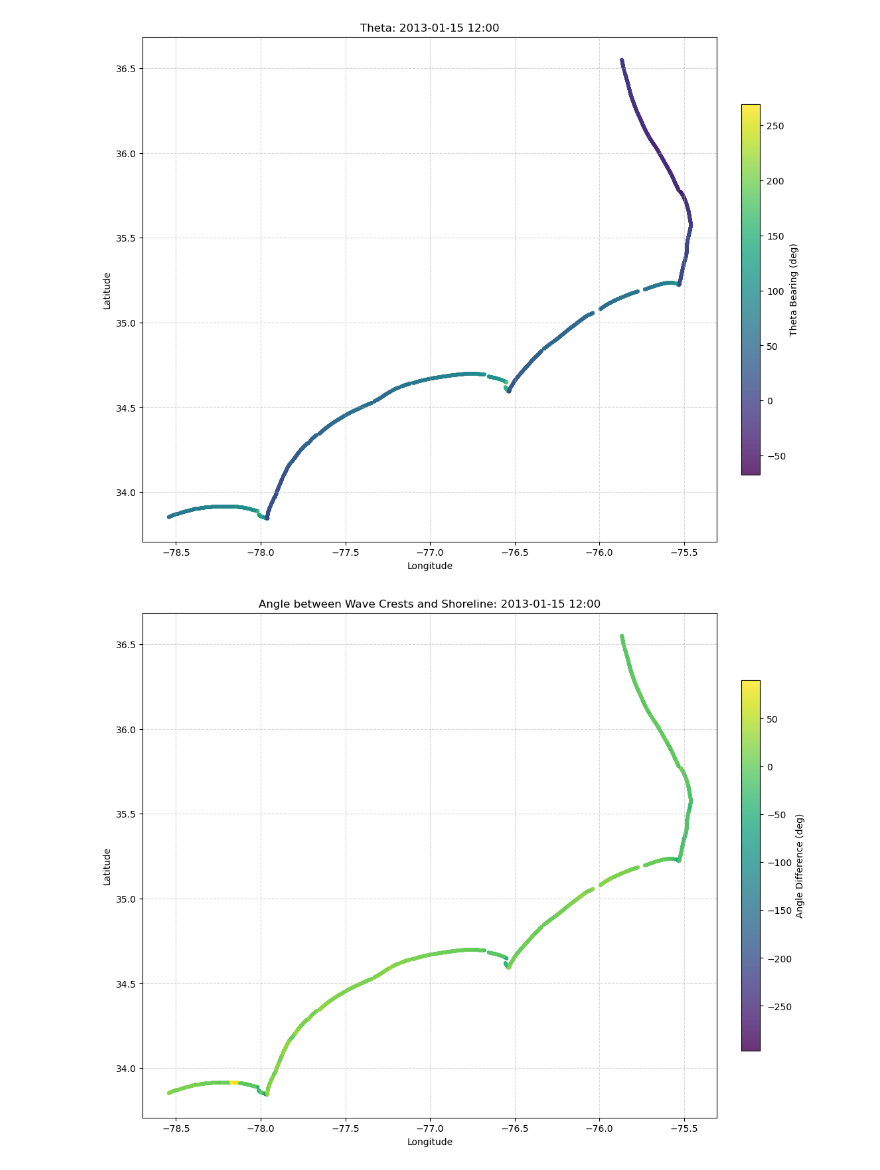
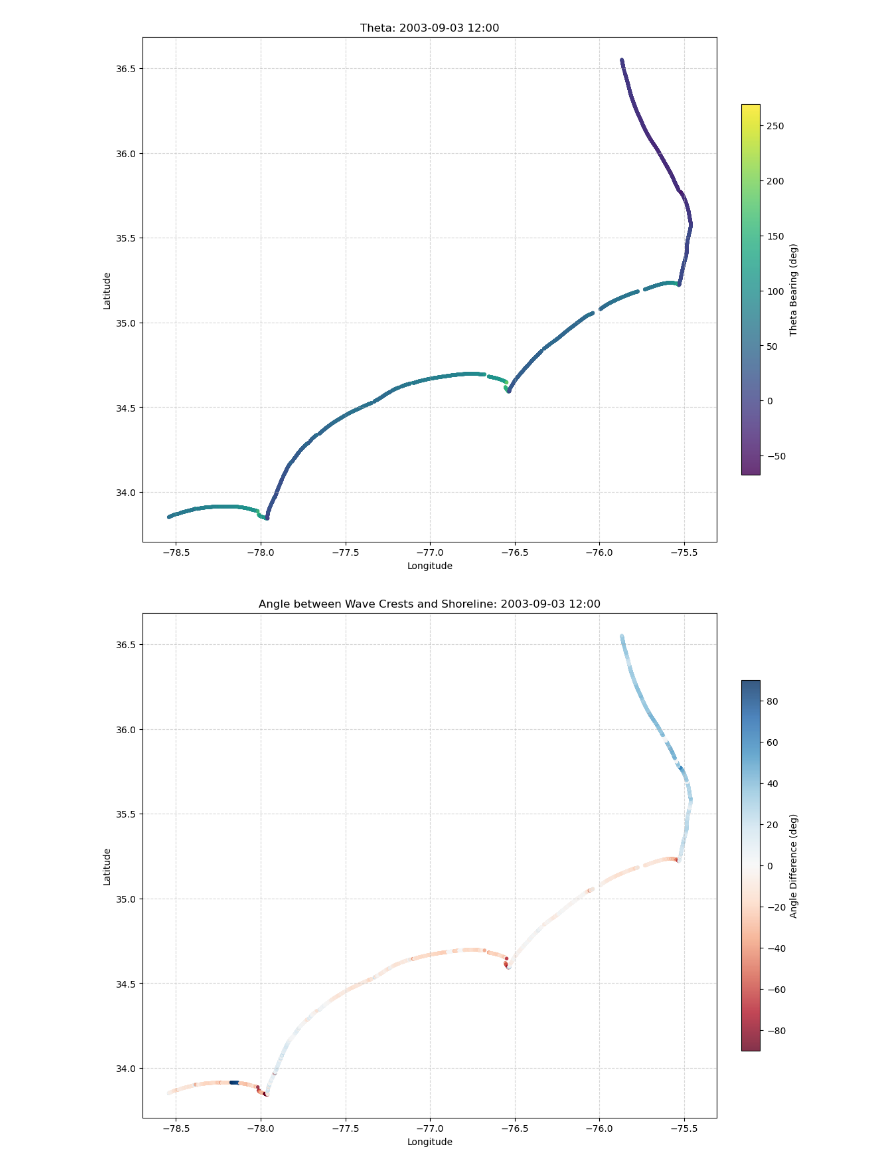
Before and after one commit to acdealy/coastal_diffusion_qs, a Jupyter notebook: calculate_qs.ipynb, the cells around one changed output. Drawn from its saved outputs; the diff is of its cells as text; code cells hidden in the pictures.

Commit message:
Update plotting and methodology

```diff
--- a/calculate_qs.ipynb
+++ b/calculate_qs.ipynb
@@ -175,7 +177,7 @@ Saved as ncqs_hourly_pertransect.nc
 **Troubleshooting**
 # %%
 # compute and plot all variables for one time slice (plots are all on centroids, not exact transect values)
-target_date = "2013-01-15 12:00"
+target_date = "2003-09-03 12:00"
 # rad_factor = np.pi / 180
 dm_snapshot = dm_mapped.sel(time=target_date, method='nearest')
 phi = dm_snapshot - 90
@@ -236,29 +263,32 @@ plt.show()
 [figure]
 # %%
 fig, ax = plt.subplots(figsize=(12, 10))
+
+norm = mcolors.CenteredNorm(halfrange=90)
 
 scatter = ax.scatter(
     shore['mean_lon'].values,
     shore['mean_lat'].values,
     c=angle_snapshot['dm'].values,  # <--- Access the variable name here
-    cmap='viridis',
+    norm=norm,
+    cmap='RdBu',
     s=15,
     alpha=0.8,
     edgecolors='none'
 )
 
 cbar = fig.colorbar(scatter, ax=ax, fraction=0.03, pad=0.04)
 cbar.set_label("Angle Difference (deg)")
 
 ax.set_title(f"Angle between Wave Crests and Shoreline: {target_date}")
 ax.set_xlabel("Longitude")
 ax.set_ylabel("Latitude")
 ax.set_aspect('equal') # Keeps the coastal geography from looking squashed
 ax.grid(True, linestyle='--', alpha=0.5)
 
 plt.show()
 # %% [output]
-[figure, old version]
+[figure, new version]
 # %%
 # calculate qs
 k = calc_alongshore_transport_k()
```
Also changed, not shown: parts of 5 cells of this notebook, 3 other files.
